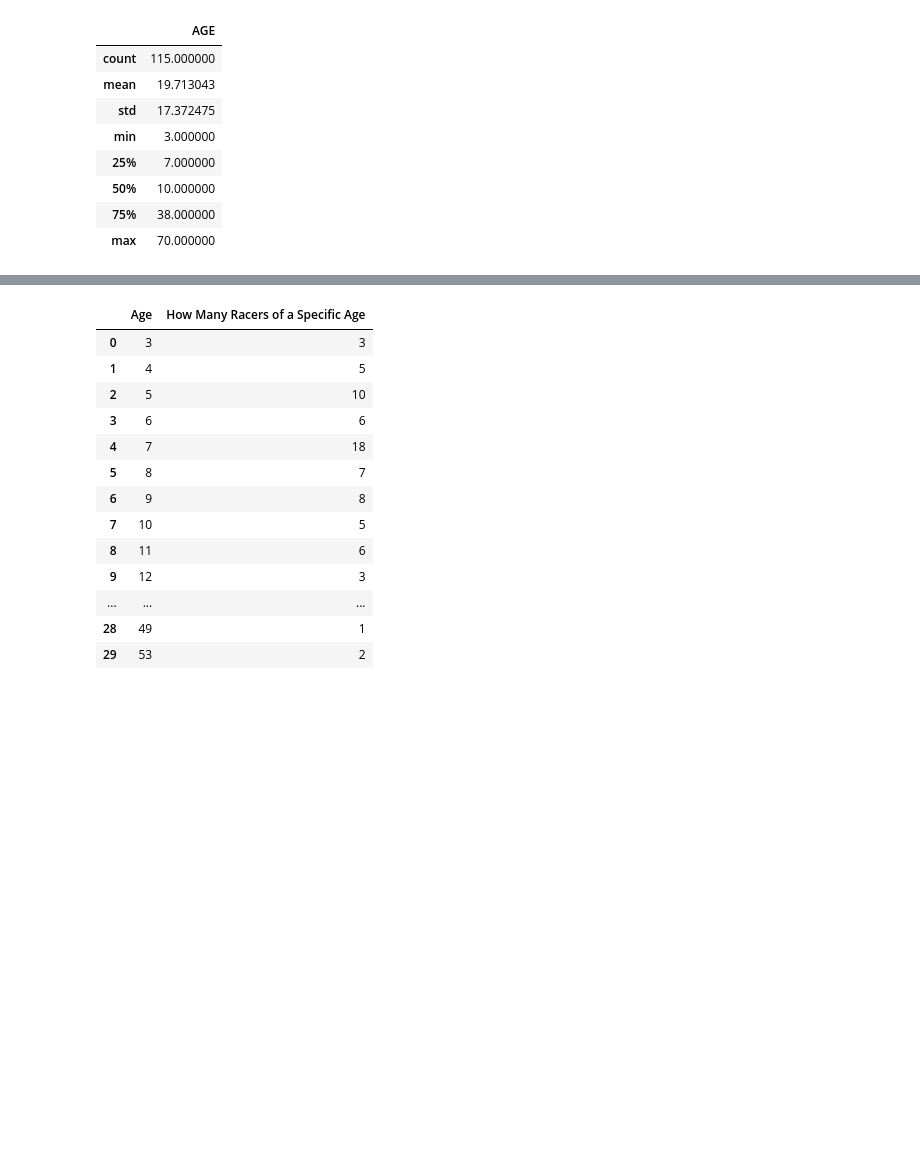
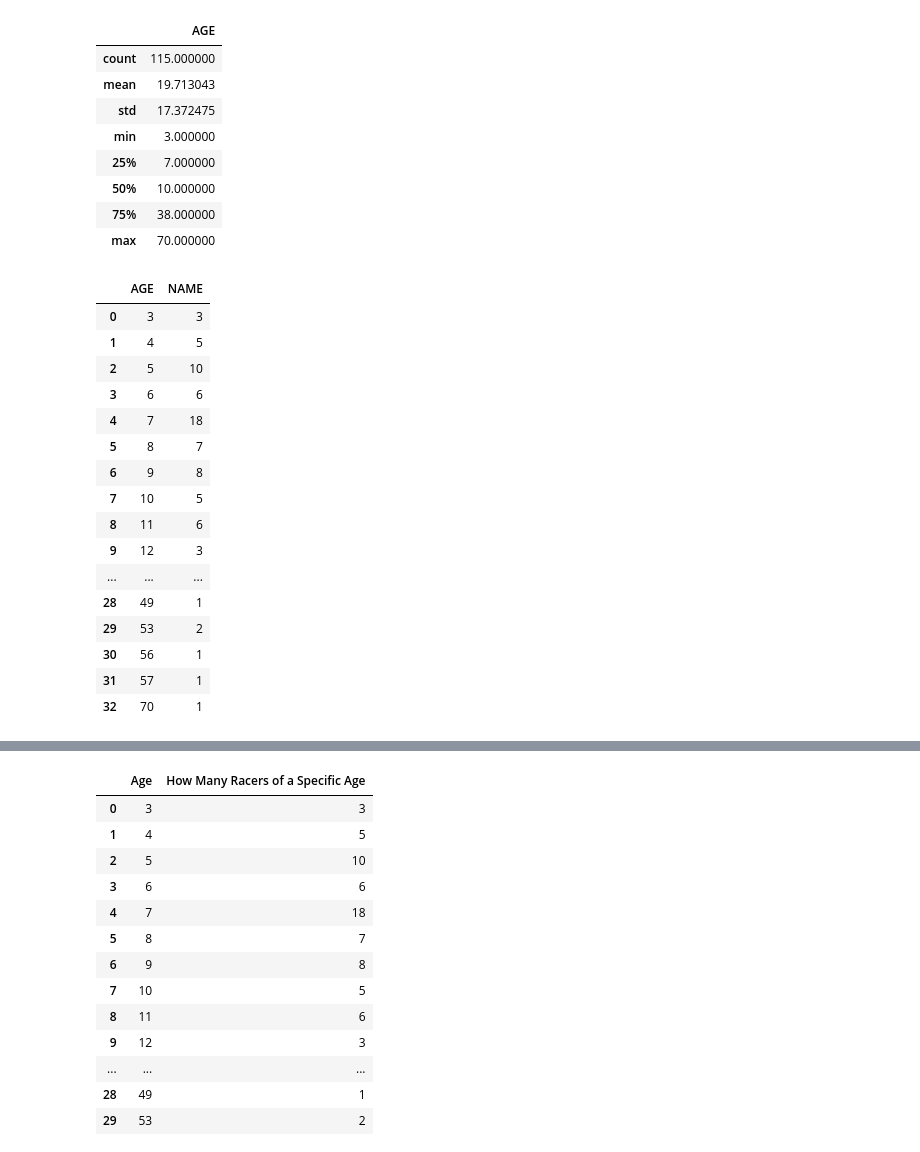
Before and after one commit to MarcBernstein0/raizel-practice-questions, a Jupyter notebook: notebook/nippermile_beautifulsoup.ipynb, the cells around one changed output, grey strips where cells are left out. Drawn from its saved outputs; the diff is of its cells as text; code cells hidden in the pictures; blank space fills up the shorter version.

Commit message:
using a groupby to get the same df

```diff
--- a/notebook/nippermile_beautifulsoup.ipynb
+++ b/notebook/nippermile_beautifulsoup.ipynb
@@ -266,3 +266,23 @@ nipper.describe()
 | 50% | 10.000000 |
 | 75% | 38.000000 |
 | max | 70.000000 |
+# %%
+nipper.groupby('AGE')['NAME'].nunique().reset_index()
+# %% [output]
+|  | AGE | NAME |
+| 0 | 3 | 3 |
+| 1 | 4 | 5 |
+| 2 | 5 | 10 |
+| 3 | 6 | 6 |
+| 4 | 7 | 18 |
+| 5 | 8 | 7 |
+| 6 | 9 | 8 |
+| 7 | 10 | 5 |
+| 8 | 11 | 6 |
+| 9 | 12 | 3 |
+| ... | ... | ... |
+| 28 | 49 | 1 |
+| 29 | 53 | 2 |
+| 30 | 56 | 1 |
+| 31 | 57 | 1 |
+| 32 | 70 | 1 |
```
Also changed, not shown: parts of 1 cell of this notebook.
